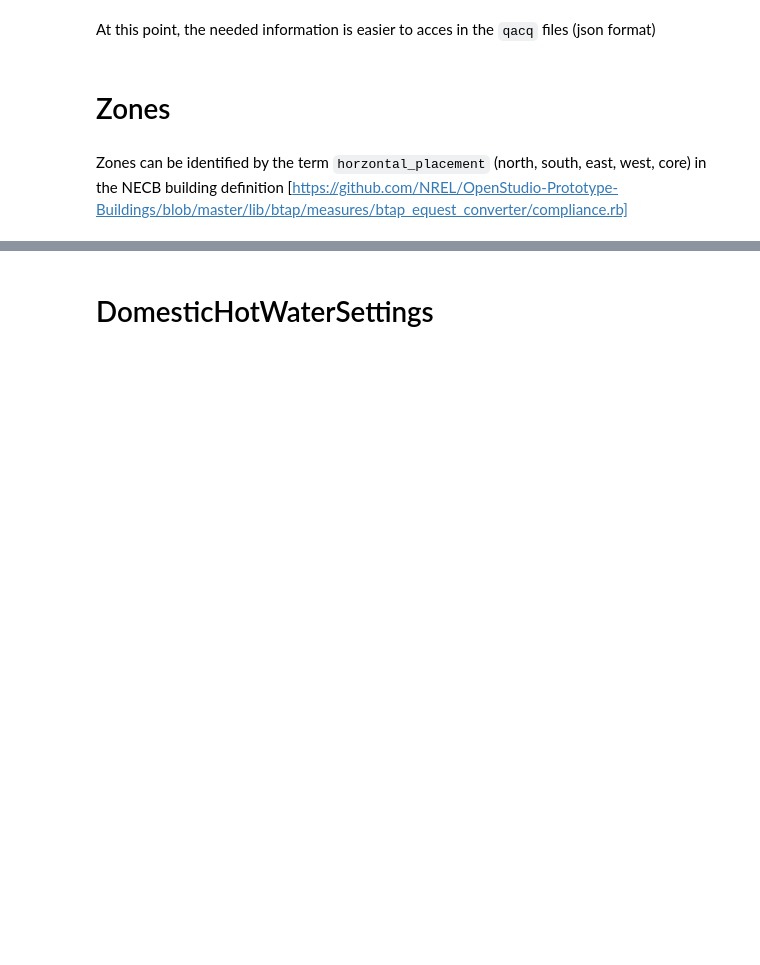
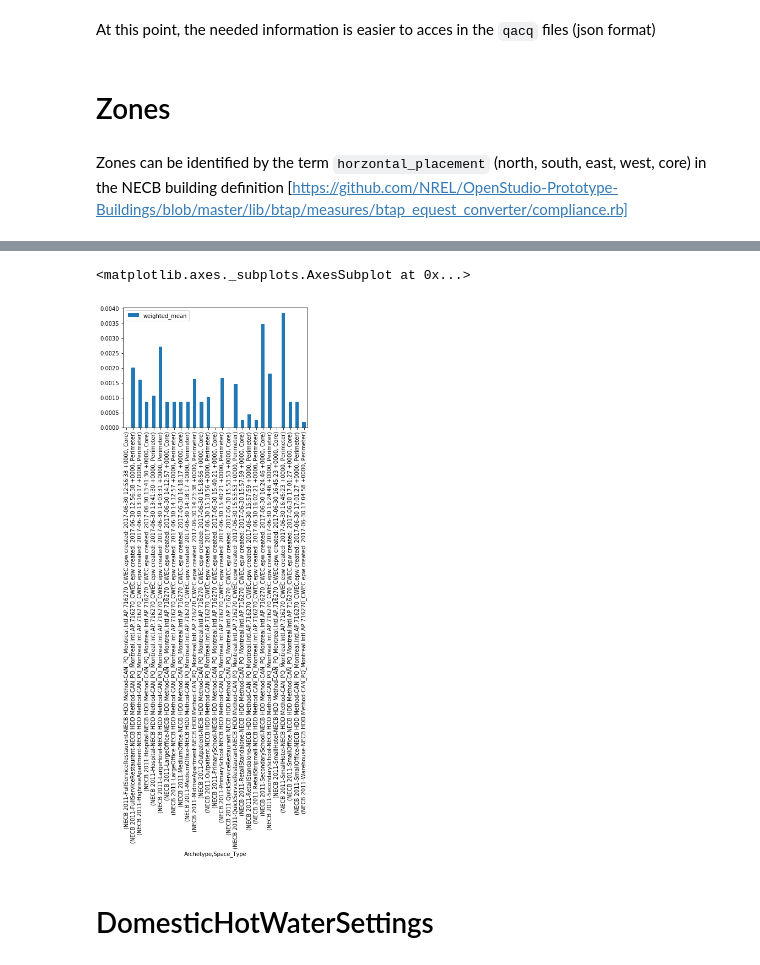
Before and after one commit to samuelduchesne/archetypal, a Jupyter notebook: notebooks/IDF-OSM Read.ipynb, the cells around one changed output, grey strips where cells are left out. Cells and saved outputs as stored; diff of their text form; code cells hidden in the pictures; blank space fills up the shorter version.

```diff
--- a/notebooks/IDF-OSM Read.ipynb
+++ b/notebooks/IDF-OSM Read.ipynb
@@ -46,3 +46,12 @@ keys
  'NECB 2011-LargeOffice-NECB HDD Method-CAN_PQ_Montreal.Intl.AP.716270_CWEC.epw created: 2017-06-30 14:12:57 +0000',
  'NECB 2011-Hospital-NECB HDD Method-CAN_PQ_Montreal.Intl.AP.716270_CWEC.epw created: 2017-06-30 13:41:30 +0000',
  'NECB 2011-FullServiceRestaurant-NECB HDD Method-CAN_PQ_Montreal.Intl.AP.716270_CWEC.epw created: 2017-06-30 12:56:38 +0000']
+# %%
+import json
+components = {}
+for umi_dict in pu.load_umi_template('../data/BostonTemplateLibrary.json'):
+    for x in umi_dict:
+#         print(umi_dict[x].columns.tolist())
+        components[x] = umi_dict[x].columns.tolist()
+with open('umi_components_attributes.txt', 'w') as file:
+     file.write(json.dumps(components, indent=4))
@@ -474,7 +807,7 @@ At this point, the needed information is easier to acces in the `qacq` files (js
 # %%
 import json
 # %%
-files = glob.glob("data/necb/NECB_2011_Montreal/*.json")
+files = glob.glob("../data/necb/NECB_2011_Montreal/*.json")
 # %%
 # Reading the json as a dict
 qaqcs = []
@@ -550,8 +923,11 @@ Zones
 # %%
 # Let's add the `waterUseEquipment` as columns instead of the object they are in the DataFrame.
 # To do this, we merge a new dataframe that is created with the apply(pd.Series) function. This transforms
-# the dict stucture of each rows into the different columns. We apply the Pd.Series fucntion twice because
+# the dict stucture of each rows into the different columns. We apply the Pd.Series function twice because
 # the dicts are inside a list.
 
-Zones = Zones.join(Zones['waterUseEquipment'].apply(pd.Series)[0].apply(pd.Series), sort=True)
+Zones = Zones.join(Zones['waterUseEquipment']
+                   .apply(pd.Series)[0]
+                   .apply(pd.Series)
+                   .add_prefix('waterUseEquipment.')).drop(columns=['waterUseEquipment.0','waterUseEquipment']).copy()
 # %%
@@ -580,11 +984,11 @@ f = {'air_changes_per_hour': {'weighted_mean' : weighted_mean},
      'breathing_zone_outdoor_airflow_vbz' : {'weighted_mean' : weighted_mean},
      'electric_w_per_m2' : {'weighted_mean' : weighted_mean},
      'lighting_w_per_m2' : {'weighted_mean' : weighted_mean},
-     'peak_flow_rate_per_area' : {'weighted_mean' : weighted_mean},
+     'waterUseEquipment.peak_flow_rate_per_area' : {'weighted_mean' : weighted_mean},
      'Space_Area' : {'sum' : 'sum'}
     }
 
 # Groupby and aggregate with your dictionary:
 ZonesByType = Zones.groupby(['Archetype','Space_Type'], sort=True).agg(f).reset_index()
-ZonesByType['FlowRatePerFloorArea'] = ZonesByType['peak_flow_rate_per_area'] * 36000 # m3/s/m2 to m3/h/m2
+ZonesByType['waterUseEquipment.peak_flow_rate_per_area'] = ZonesByType['waterUseEquipment.peak_flow_rate_per_area'] * 36000 # m3/s/m2 to m3/h/m2
 ZonesByType
@@ -591,2 +1014,7 @@ ZonesByType
+# %%
+ZonesByType.set_index(['Archetype','Space_Type'])['waterUseEquipment.peak_flow_rate_per_area'].plot(kind='bar')
+# %% [output]
+<matplotlib.axes._subplots.AxesSubplot at 0x...>
+[figure, added]
 # %% [markdown]
 # DomesticHotWaterSettings
```
Also changed, not shown: parts of 69 cells of this notebook.
